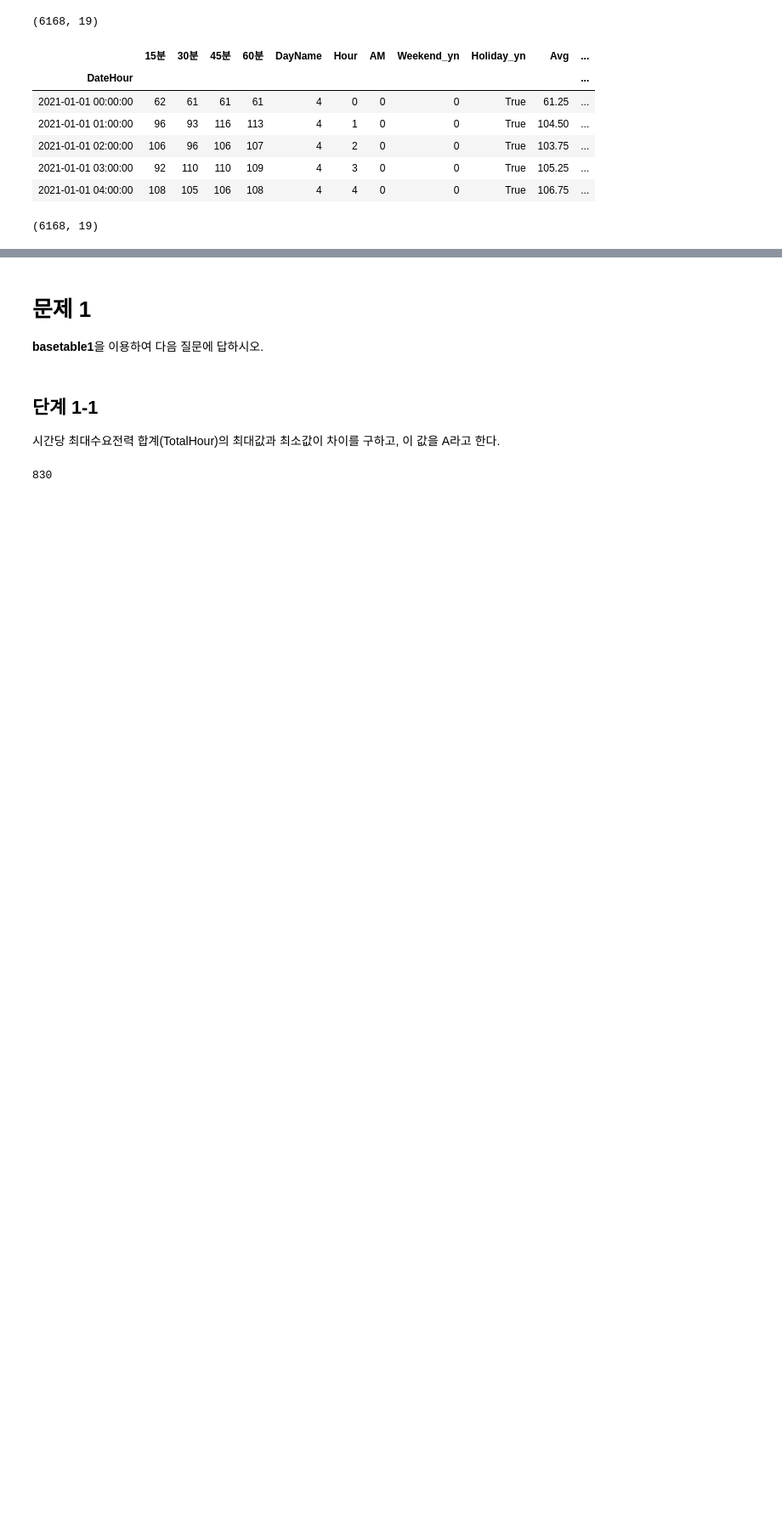
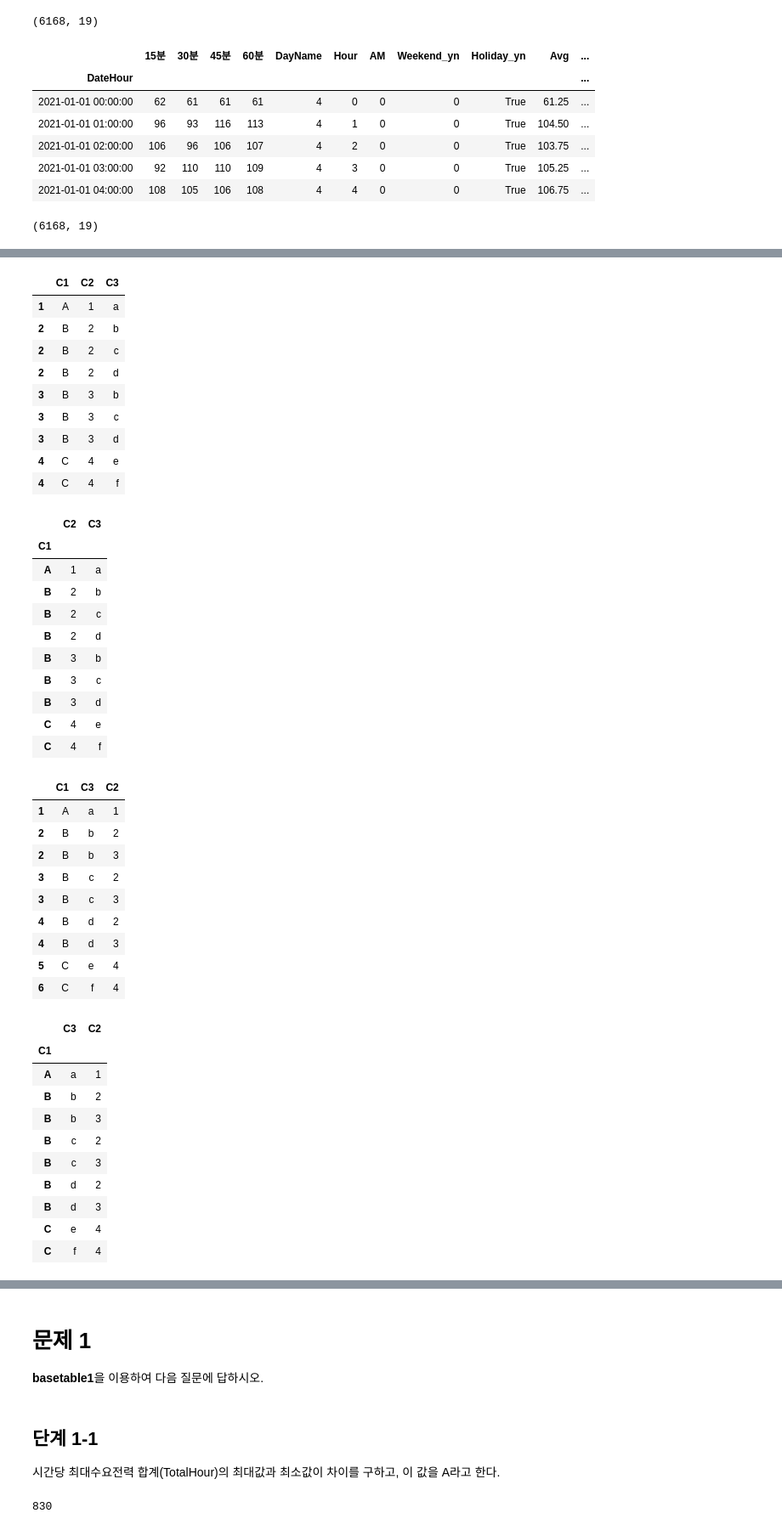
Before and after one commit to sunkusun9/DS_lv3_2509_2, a Jupyter notebook: sec_ds_lv3_prob3_prob.ipynb, the cells around one changed output, grey strips where cells are left out. Shown at 85% size. Drawn from its saved outputs; the diff is of its cells as text; code cells hidden in the pictures; blank space fills up the shorter version.

```diff
--- a/sec_ds_lv3_prob3_prob.ipynb
+++ b/sec_ds_lv3_prob3_prob.ipynb
@@ -449,0 +470,16 @@ df_basetable1.shape # 결합 후 생성된 데이터셋명을 basetable1로 표
+# %%
+from IPython.display import display_html
+def display_side_by_side(*args, titles=()):
+    html_str = ''
+    for i, df in enumerate(args):
+        title = titles[i] if i < len(titles) else ''
+        html_str += f'<div style="display:inline-block; margin-right:20px; vertical-align:top">'
+        if title:
+            html_str += f'<h4>{title}</h4>'
+        html_str += df.to_html()
+        html_str += '</div>'
+    display_html(html_str, raw=True)
+
+df1 = pd.DataFrame({'C1': ['A', 'B', 'B', 'C'], 'C2': [1, 2, 3, 4]}, index = [1, 2, 3, 4])
+df2 = pd.DataFrame({'C1': ['A', 'B', 'B', 'B', 'C', 'C'], 'C3': ['a', 'b', 'c', 'd', 'e', 'f']}, index = [1, 2, 3, 4, 5, 6])
+display_side_by_side(df1, df2)
@@ -449,0 +499,57 @@ df_basetable1.shape # 결합 후 생성된 데이터셋명을 basetable1로 표
+# %%
+# 결합 내용에 고유성이 깨진 상태라면
+# 여기서는 'B'가 2 x 3인
+# 동일한 것끼리의 카테시안 프로덕트의 형태로 만들어지게 됩니다.
+# 따라서 결합에 있어 카테시안 프로덕트를 유도하는 것은 보통하지 않는거라
+# 적어도 한쪽은 고유값이 되는 것이 보통 결합의 형태가 되도록 하는 것이 일반적입니다.
+display_side_by_side(
+    df1.join(df2.set_index('C1'), on = 'C1'),
+    df1.set_index('C1').join(df2.set_index('C1')),
+    df2.join(df1.set_index('C1'), on = 'C1'),
+    df2.set_index('C1').join(df1.set_index('C1')),
+    df1.merge(df2, left_on = 'C1', right_on = 'C1'),
+    df2.merge(df1, left_on = 'C1', right_on = 'C1')
+)
+# %% [output]
+|  | C1 | C2 | C3 |
+| 1 | A | 1 | a |
+| 2 | B | 2 | b |
+| 2 | B | 2 | c |
+| 2 | B | 2 | d |
+| 3 | B | 3 | b |
+| 3 | B | 3 | c |
+| 3 | B | 3 | d |
+| 4 | C | 4 | e |
+| 4 | C | 4 | f |
+|  | C2 | C3 |
+| C1 |  |  |
+| A | 1 | a |
+| B | 2 | b |
+| B | 2 | c |
+| B | 2 | d |
+| B | 3 | b |
+| B | 3 | c |
+| B | 3 | d |
+| C | 4 | e |
+| C | 4 | f |
+|  | C1 | C3 | C2 |
+| 1 | A | a | 1 |
+| 2 | B | b | 2 |
+| 2 | B | b | 3 |
+| 3 | B | c | 2 |
+| 3 | B | c | 3 |
+| 4 | B | d | 2 |
+| 4 | B | d | 3 |
+| 5 | C | e | 4 |
+| 6 | C | f | 4 |
+|  | C3 | C2 |
+| C1 |  |  |
+| A | a | 1 |
+| B | b | 2 |
+| B | b | 3 |
+| B | c | 2 |
+| B | c | 3 |
+| B | d | 2 |
+| B | d | 3 |
+| C | e | 4 |
+| C | f | 4 |
```
Also changed, not shown: parts of 109 cells of this notebook.
